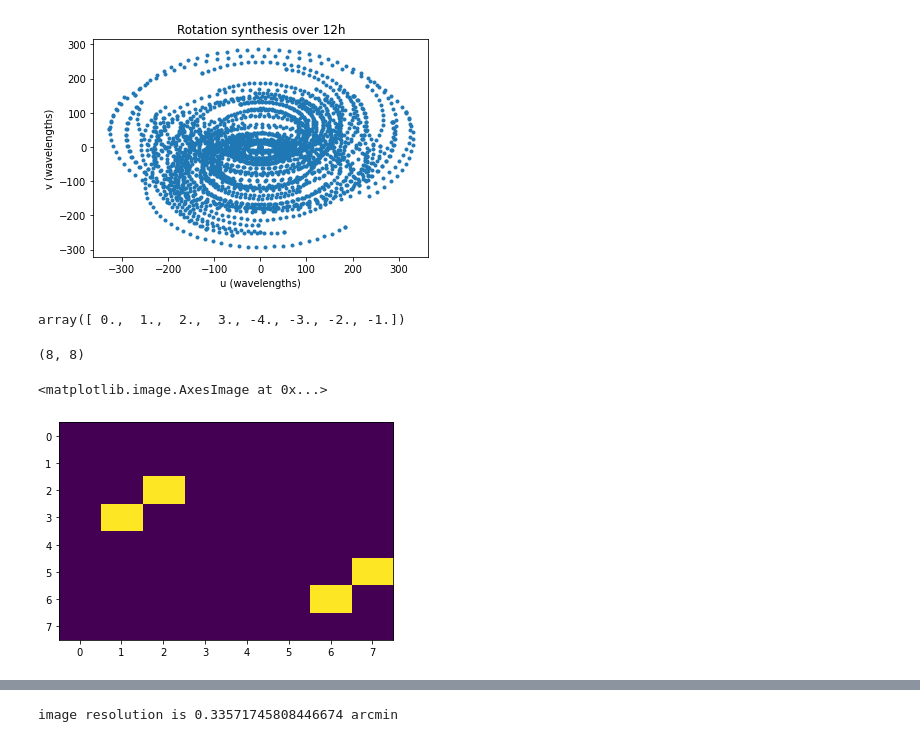
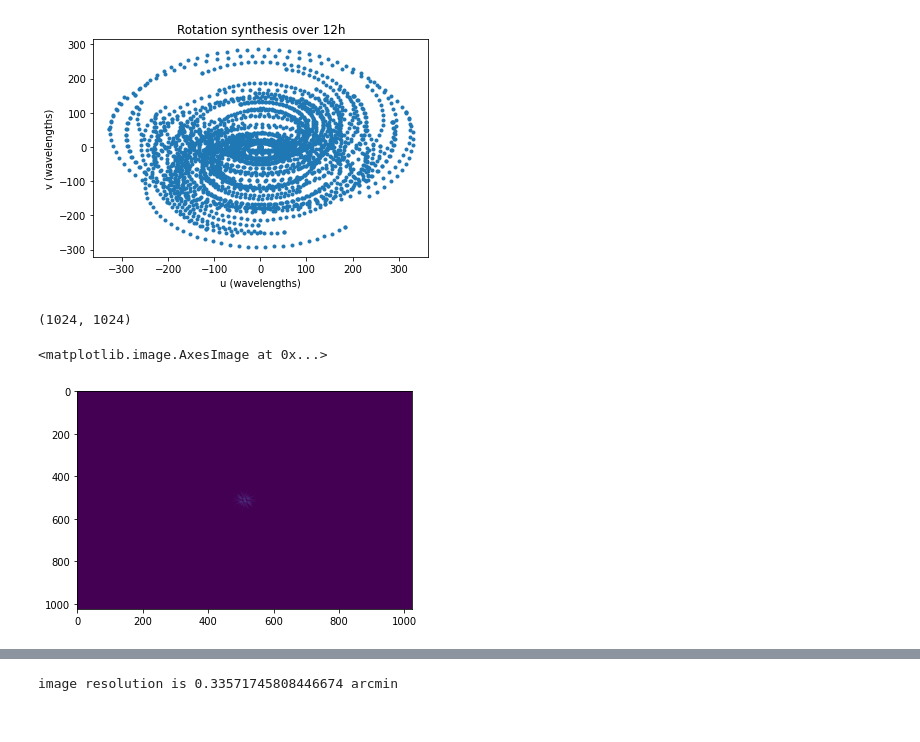
Before and after one commit to mohanagr/braindump, a Jupyter notebook: synthesised beam.ipynb, the cells around one changed output, grey strips where cells are left out. Cells and saved outputs as stored; diff of their text form; code cells hidden in the pictures.

```diff
--- a/synthesised beam.ipynb
+++ b/synthesised beam.ipynb
@@ -114,10 +122,12 @@ east = east/np.sqrt(np.dot(east,east))
 # %% [output]
 (3,)
 # %%
-nu=5
+nu=np.linspace(3.5,7,101)
 lamda=300/nu
-u=np.dot(east,D)/lamda
-v=np.dot(north,D)/lamda
+u=np.dot(east,D)
+v=np.dot(north,D)
+u=np.ravel(np.outer(u,1/lamda))
+v=np.ravel(np.outer(v,1/lamda))
 # %%
 uv=np.vstack([u,v])
 uv.shape
@@ -133,8 +143,8 @@ np.mean(U[:2,:]+uv)
 def hist_2d(U,nside,RES):
     mat=np.zeros((nside,nside))
     for i in range(U.shape[1]):
-        uloc = np.floor(U[0,i]/RES).astype(int)
-        vloc = np.floor(U[1,i]/RES).astype(int)
+        uloc = np.round(U[0,i]/RES).astype(int)
+        vloc = np.round(U[1,i]/RES).astype(int)
 #         print(f"[{uloc},{vloc}]")
         mat[uloc,vloc]+=1
         mat[-uloc,-vloc]+=1
@@ -198,14 +208,10 @@ RES=10
 uv_grid=hist_2d(uv,nside,RES)
 # uv_grid1=grid_data(uv2,nside,RES)
 # uv_grid2=grid_data2(uv2,nside,RES)
-# %%
-np.fft.fftfreq(8)*8
-# %% [output]
-array([ 0.,  1.,  2.,  3., -4., -3., -2., -1.])
 # %%
 print(uv_grid.shape)
-plt.imshow(np.fft.fftshift(uv_grid2),aspect='auto')
+plt.imshow(np.fft.fftshift(uv_grid),aspect='auto')
 # %% [output]
-(8, 8)
+(1024, 1024)
 <matplotlib.image.AxesImage at 0x...>
-[figure, old version]
+[figure, new version]
```
Also changed, not shown: parts of 6 cells of this notebook, 7 other files.
